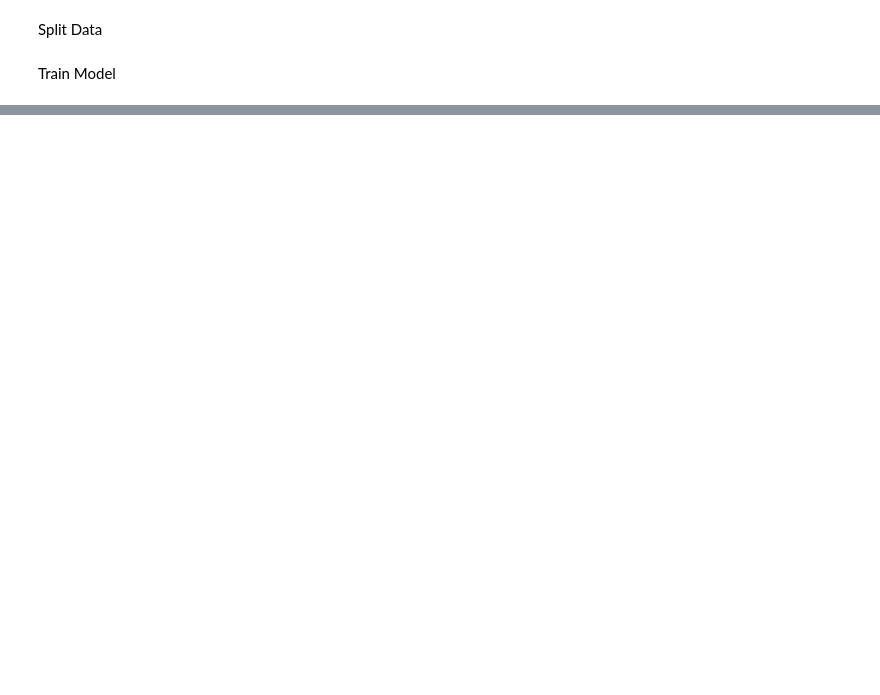
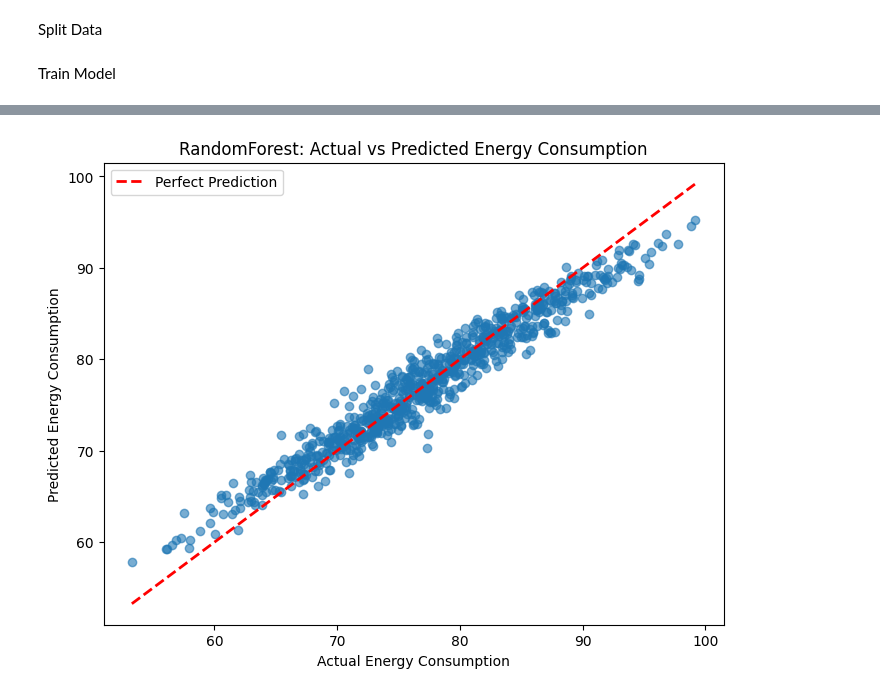
Before and after one commit to KanekiEzz/Energy-consumption-prediction, a Jupyter notebook: notebooks/01_eda.ipynb, the cells around one changed output, grey strips where cells are left out. Saved outputs shown, nothing was run; the diff lists cells and outputs as text; code cells hidden in the pictures; blank space fills up the shorter version.

```diff
--- a/notebooks/01_eda.ipynb
+++ b/notebooks/01_eda.ipynb
@@ -118,0 +245,23 @@ plt.show()
+# %%
+# Train RandomForest model for visualization
+rf_pipeline = Pipeline([
+    ("preprocessor", preprocessor),
+    ("regressor", RandomForestRegressor(n_estimators=100, random_state=42))
+])
+rf_pipeline.fit(X_train, y_train)
+
+y_pred_rf = rf_pipeline.predict(X_train)
+
+plt.figure(figsize=(8, 6))
+plt.scatter(y_train, y_pred_rf, alpha=0.6)
+# Add perfect prediction line
+min_val = min(y_train.min(), y_pred_rf.min())
+max_val = max(y_train.max(), y_pred_rf.max())
+plt.plot([min_val, max_val], [min_val, max_val], 'r--', lw=2, label='Perfect Prediction')
+plt.xlabel("Actual Energy Consumption")
+plt.ylabel("Predicted Energy Consumption")
+plt.title("RandomForest: Actual vs Predicted Energy Consumption")
+plt.legend()
+plt.show()
+# %% [output]
+[figure, added]
```
Also changed, not shown: parts of 9 cells of this notebook, 4 other files.
